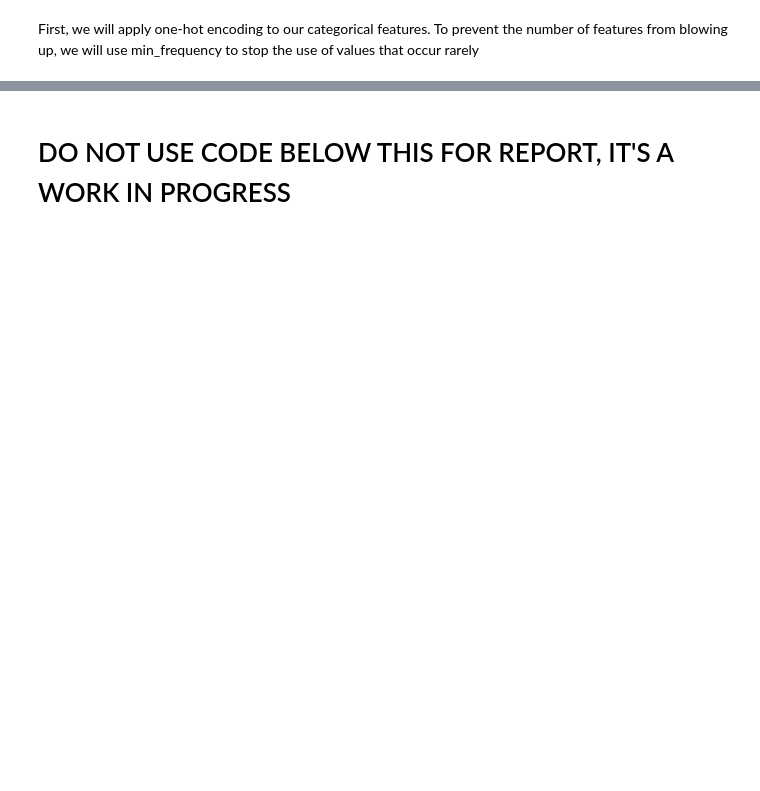
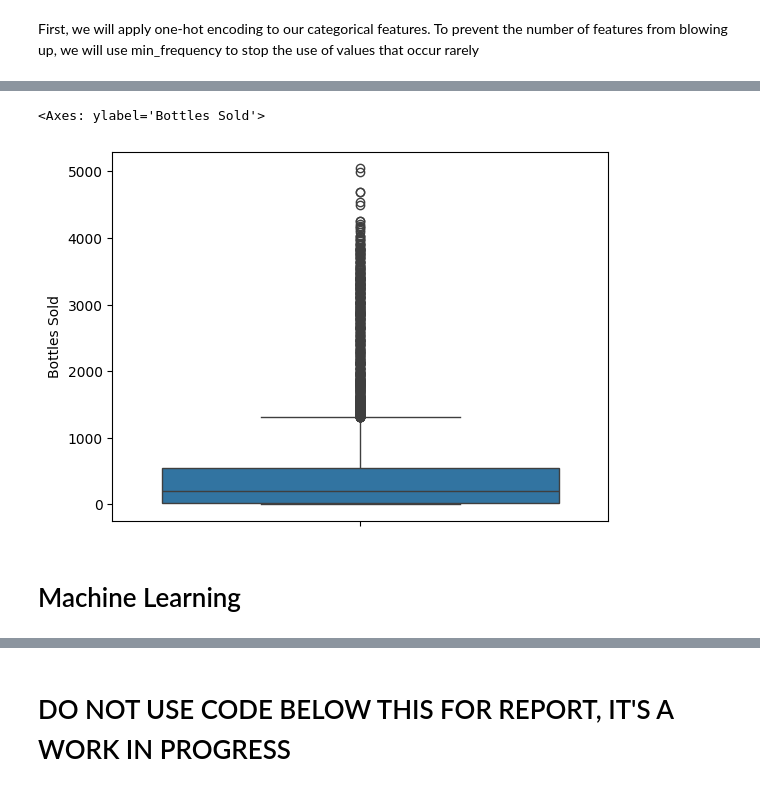
Before and after one commit to trycatchexcept/ds_schulich_final_project, a Jupyter notebook: code.ipynb, the cells around one changed output, grey strips where cells are left out. Saved outputs shown, nothing was run; the diff lists cells and outputs as text; code cells hidden in the pictures; blank space fills up the shorter version.

Commit message:
Updated code to add machine learning models

```diff
--- a/code.ipynb
+++ b/code.ipynb
@@ -385,6 +350,7 @@ df_cleaned = df_cleaned.drop(labels=['Invoice/Item Number', 'Item Number','Store
 # %% [markdown]
 First, we will apply one-hot encoding to our categorical features. To prevent the number of features from blowing up, we will use min_frequency to stop the use of values that occur rarely
 # %%
+# ohe_df = df_cleaned[categorical_columns]
 for col in categorical_columns:
     if col in df_cleaned.columns:
         if col == 'City':
@@ -394,6 +360,7 @@ for col in categorical_columns:
         print(col)
         ohe_data = pd.DataFrame(ohe.fit_transform(df_cleaned[[col]]), columns = ohe.get_feature_names_out([col]))
         df_cleaned = pd.concat([df_cleaned,ohe_data],axis=1)
+        df_cleaned = df_cleaned.drop(labels=col,axis=1)
 
 df_cleaned
 # %% [output]
@@ -415,0 +370,13 @@ City
+# %%
+agg_func ={}
+
+for col in df_cleaned.columns:
+    if col in target_variable:
+        agg_func[col] = 'sum'
+    elif col in ['Date','Category Name']:
+        continue
+    else:
+        agg_func[col] = 'max'
+
+grouped_data= df_cleaned.groupby(by= ['Date','Category Name']).agg(agg_func).reset_index()
+grouped_data
@@ -415,0 +399,14 @@ City
+# %%
+try:
+    del ohe
+    del df_cleaned
+except:
+    pass
+
+ohe = OneHotEncoder(drop='first',sparse_output=False)
+df_ohe = pd.DataFrame(ohe.fit_transform(grouped_data[['Category Name']]) , columns = ohe.get_feature_names_out(['Category Name']))
+grouped_data = pd.concat([grouped_data,df_ohe],axis=1)
+del ohe
+del df_ohe
+grouped_data = grouped_data.drop(labels= ['Date','Category Name'],axis=1)
+grouped_data
@@ -415,0 +439,5 @@ City
+# %%
+sns.boxplot(grouped_data['Bottles Sold'])
+# %% [output]
+<Axes: ylabel='Bottles Sold'>
+[figure, added]
@@ -415,0 +447,2 @@ City
+# %% [markdown]
+# Machine Learning
```
Also changed, not shown: parts of 34 cells of this notebook.
